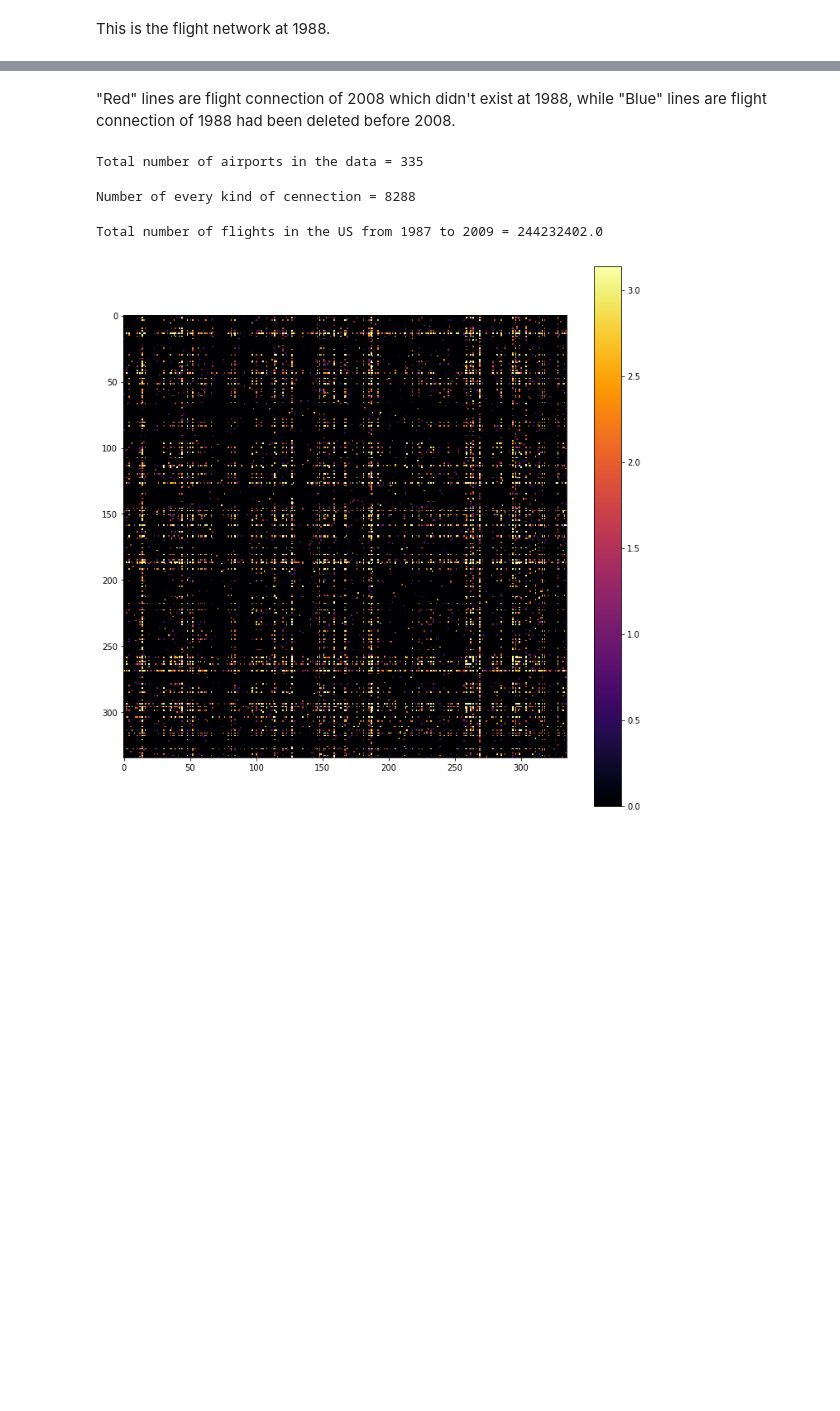
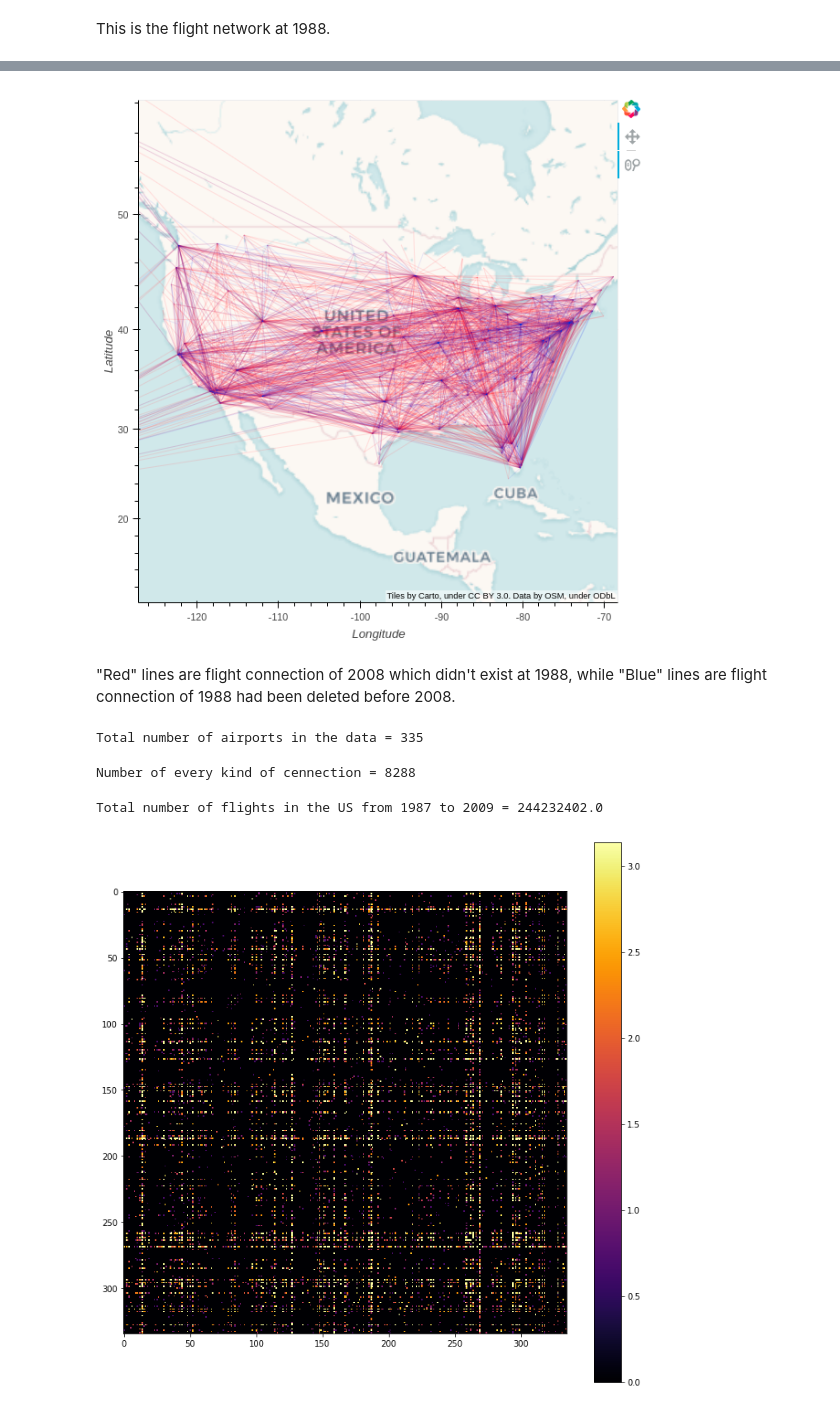
Before and after one commit to jhoonjeong/flight_network, a Jupyter notebook: basic_analysis.ipynb, the cells around one changed output, grey strips where cells are left out. Cells and saved outputs as stored; diff of their text form; code cells hidden in the pictures; blank space fills up the shorter version.

```diff
--- a/basic_analysis.ipynb
+++ b/basic_analysis.ipynb
@@ -210,6 +220,10 @@ xs, ys = line_df_to_xy(df_diff2)
 p.multi_line(xs=xs, ys=ys, line_color='blue',
              line_width=0.1, line_alpha=0.7)
 show(p)
+# %%
+Image('images/diff.png')
+# %% [output]
+[figure, added]
 # %% [markdown]
 "Red" lines are flight connection of 2008 which didn't exist at 1988, while "Blue" lines are flight connection of 1988 had been deleted before 2008.
 # %%
```
Also changed, not shown: parts of 7 cells of this notebook.
